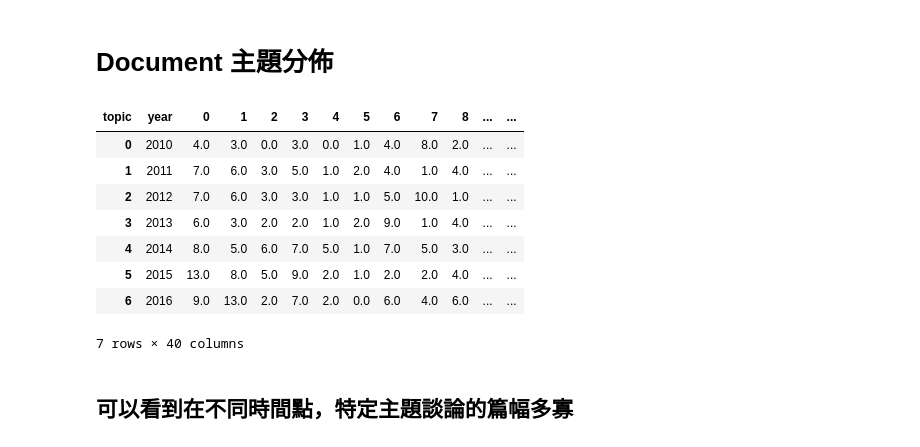
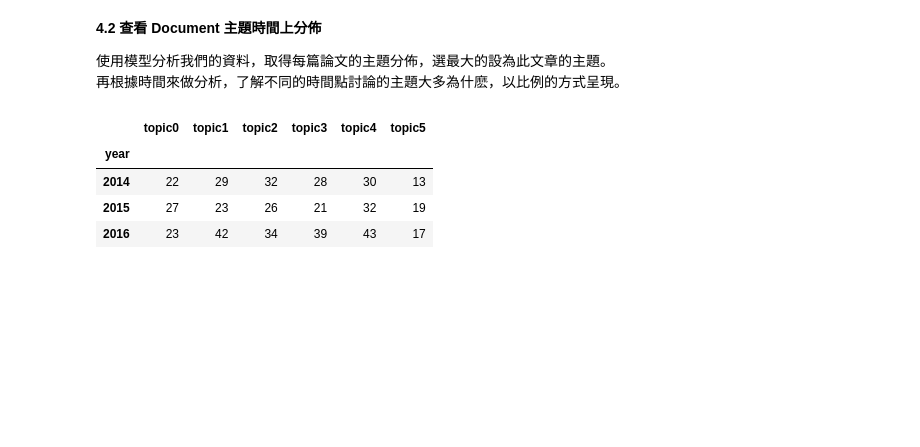
Before and after one commit to Text-Analytics-and-Retrieval/SMA_2021F, a Jupyter notebook: week12_topic_model/week12_en .ipynb, the cells around one changed output. Drawn from its saved outputs; the diff is of its cells as text; code cells hidden in the pictures; blank space fills up the shorter version.

```diff
--- a/week12_topic_model/week12_en .ipynb
+++ b/week12_topic_model/week12_en .ipynb
@@ -119,0 +192,6 @@ id2word = corpora.Dictionary(token_data)
+# %%
+for i in range(0,3):
+    print("第 " + str(i+1) + " 篇文章前10個字：")
+    for j in range(0,10):
+        print(token_data[i][j], end=' ')
+    print('\n')
@@ -201,5 +303,7 @@ Perplexity Score:  -7.882956391433594
 # %%
-topic_num_list = [5,10,15,20,25,30,35,40,45,50,55,60,65,70,75,80,85,90,95,100]
+# 這段code會跑很久，同學們可以直接看下面的示意圖即可。
+
+topic_num_list = [5,10,15,20,25,30,35,40,45,50]
 result = []
 for topic_num in topic_num_list:
     # perplexity
@@ -207,12 +311,10 @@ for topic_num in topic_num_list:
         corpus = corpus,
         num_topics = topic_num,
         id2word=id2word,
-        random_state = 100,
+        random_state = 2021,
         passes=5,
         iterations=1000
     )
     tmp_perplexity = tmp_ldamodel.log_perplexity(corpus)
 
     result.append({"topic_num": topic_num, "perplexity": tmp_perplexity})
-
-# 50分種跑完
@@ -249 +342,12 @@ result.plot.line(x='topic_num', y='perplexity', label='perplexity')
+# %%
+#生成模型
+ldamodel2 = gensim.models.ldamulticore.LdaMulticore(
+    corpus=corpus,
+    id2word=id2word, # 字典
+    num_topics=6, # 生成幾個主題數
+    random_state=2000, # 亂數
+    iterations = 1000,
+    passes=5, # 模型訓練次數
+)
+# 1分鐘內跑完
 # %%
@@ -252,9 +355,12 @@ ldaVis = pyLDAvis.gensim_models.prepare(ldamodel, corpus, dictionary=ldamodel.id
 pyLDAvis.save_html(ldaVis,'./lda_result/ldaVis_en.html')
-# %% [markdown]
-# Document 主題分佈
+# %% [markdown]
+**4.2 查看 Document 主題時間上分佈**
+
+使用模型分析我們的資料，取得每篇論文的主題分佈，選最大的設為此文章的主題。<br>
+再根據時間來做分析，了解不同的時間點討論的主題大多為什麽，以比例的方式呈現。
 # %%
-# 取得每條新聞的主題分佈
-topics_doc = ldamodel.get_document_topics(corpus)
+# 取得每篇論文的主題分佈
+topics_doc = ldamodel2.get_document_topics(corpus)
 
 # 將結果列成list
 doc_list = []
@@ -287,16 +393,12 @@ date_topic = pd.DataFrame({
 date_topic = date_topic.reset_index()
 # %%
 date_df = date_topic.pivot_table(index='year', values='count', columns='topic').fillna(0).reset_index()
+date_df.columns = ['year', 'topic0', 'topic1', 'topic2', 'topic3', 'topic4', 'topic5']
+date_df = date_df.set_index('year')
 date_df
 # %% [output]
-| topic | year | 0 | 1 | 2 | 3 | 4 | 5 | 6 | 7 | 8 | ... | ... |
-| 0 | 2010 | 4.0 | 3.0 | 0.0 | 3.0 | 0.0 | 1.0 | 4.0 | 8.0 | 2.0 | ... | ... |
-| 1 | 2011 | 7.0 | 6.0 | 3.0 | 5.0 | 1.0 | 2.0 | 4.0 | 1.0 | 4.0 | ... | ... |
-| 2 | 2012 | 7.0 | 6.0 | 3.0 | 3.0 | 1.0 | 1.0 | 5.0 | 10.0 | 1.0 | ... | ... |
-| 3 | 2013 | 6.0 | 3.0 | 2.0 | 2.0 | 1.0 | 2.0 | 9.0 | 1.0 | 4.0 | ... | ... |
-| 4 | 2014 | 8.0 | 5.0 | 6.0 | 7.0 | 5.0 | 1.0 | 7.0 | 5.0 | 3.0 | ... | ... |
-| 5 | 2015 | 13.0 | 8.0 | 5.0 | 9.0 | 2.0 | 1.0 | 2.0 | 2.0 | 4.0 | ... | ... |
-| 6 | 2016 | 9.0 | 13.0 | 2.0 | 7.0 | 2.0 | 0.0 | 6.0 | 4.0 | 6.0 | ... | ... |
+|  | topic0 | topic1 | topic2 | topic3 | topic4 | topic5 |
+| year |  |  |  |  |  |  |
+| 2014 | 22 | 29 | 32 | 28 | 30 | 13 |
+| 2015 | 27 | 23 | 26 | 21 | 32 | 19 |
+| 2016 | 23 | 42 | 34 | 39 | 43 | 17 |
-7 rows × 40 columns
-# %% [markdown]
-## 可以看到在不同時間點，特定主題談論的篇幅多寡
```
Also changed, not shown: parts of 77 cells of this notebook, 6 other files.
